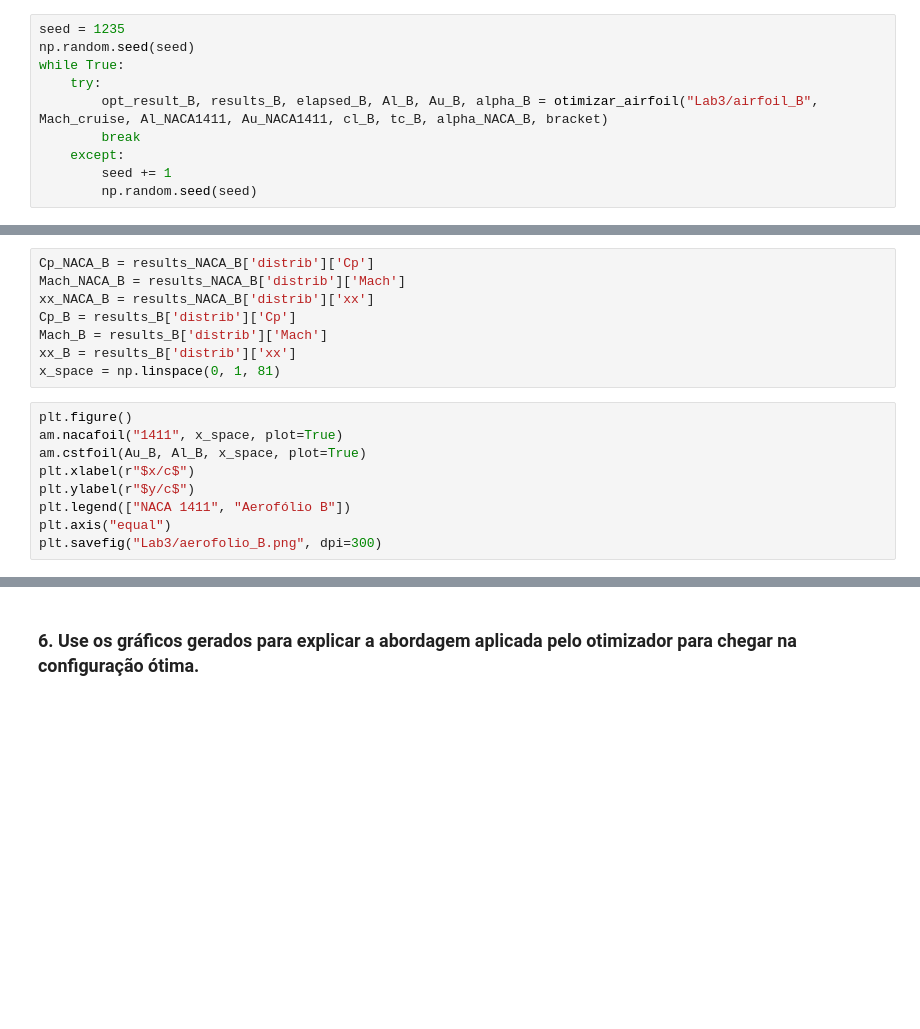
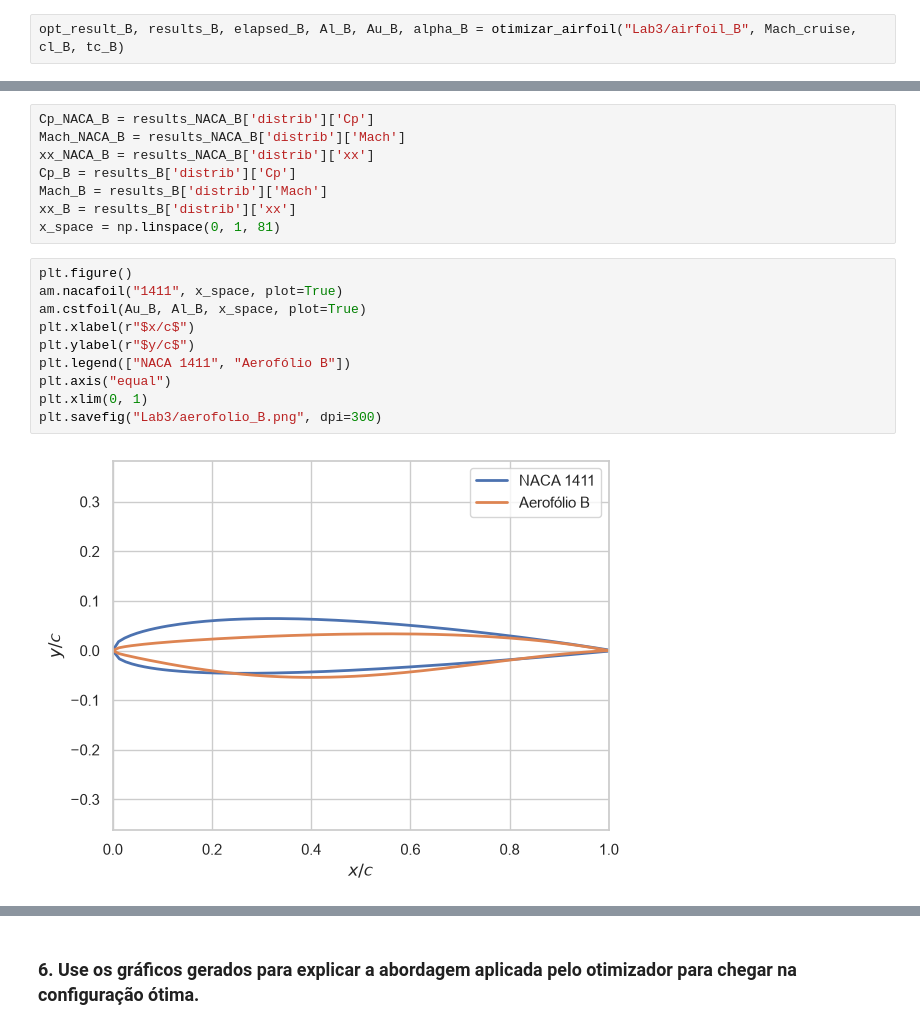
Before and after one commit to tomaztc/Tomav2, a Jupyter notebook: Lab3.ipynb, the cells around one changed output, grey strips where cells are left out. Saved outputs shown, nothing was run; the diff lists cells and outputs as text; blank space fills up the shorter version.

```diff
--- a/Lab3.ipynb
+++ b/Lab3.ipynb
@@ -1172,12 +1192,4 @@ exportar_airfoil(Al_A, Au_A, title='AIRFOIL_A', filename='Lab3/airfoil_A/airfoil
 # %% [markdown]
 #### Seção B
 # %%
-seed = 1235
-np.random.seed(seed)
-while True:
-    try:
-        opt_result_B, results_B, elapsed_B, Al_B, Au_B, alpha_B = otimizar_airfoil("Lab3/airfoil_B", Mach_cruise, Al_NACA1411, Au_NACA1411, cl_B, tc_B, alpha_NACA_B, bracket)
-        break
-    except:
-        seed += 1
-        np.random.seed(seed)
+opt_result_B, results_B, elapsed_B, Al_B, Au_B, alpha_B = otimizar_airfoil("Lab3/airfoil_B", Mach_cruise, cl_B, tc_B)
@@ -1395,11 +1553,14 @@ x_space = np.linspace(0, 1, 81)
 # %%
 plt.figure()
 am.nacafoil("1411", x_space, plot=True)
 am.cstfoil(Au_B, Al_B, x_space, plot=True)
 plt.xlabel(r"$x/c$")
 plt.ylabel(r"$y/c$")
 plt.legend(["NACA 1411", "Aerofólio B"])
 plt.axis("equal")
+plt.xlim(0, 1)
 plt.savefig("Lab3/aerofolio_B.png", dpi=300)
+# %% [output]
+[figure, added]
 # %%
 plt.figure()
```
Also changed, not shown: parts of 37 cells of this notebook, 56 other files.
